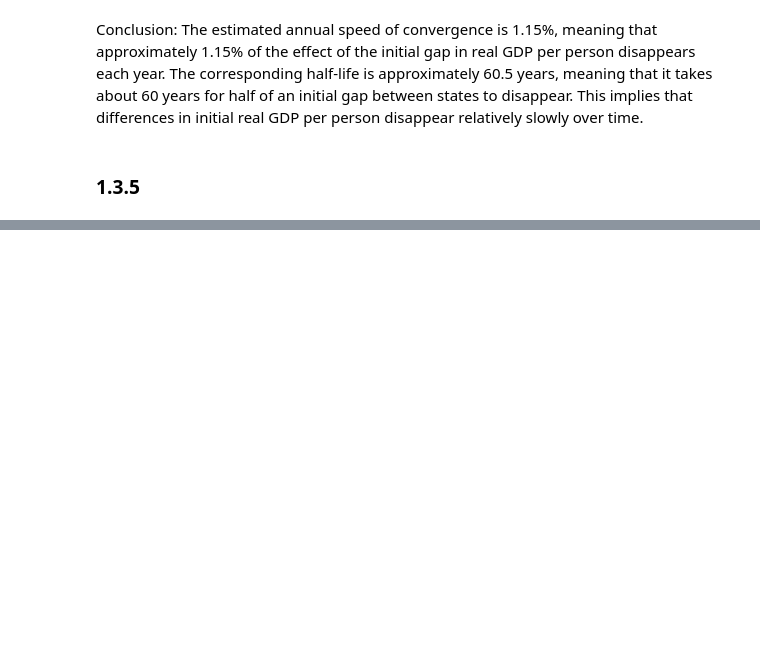
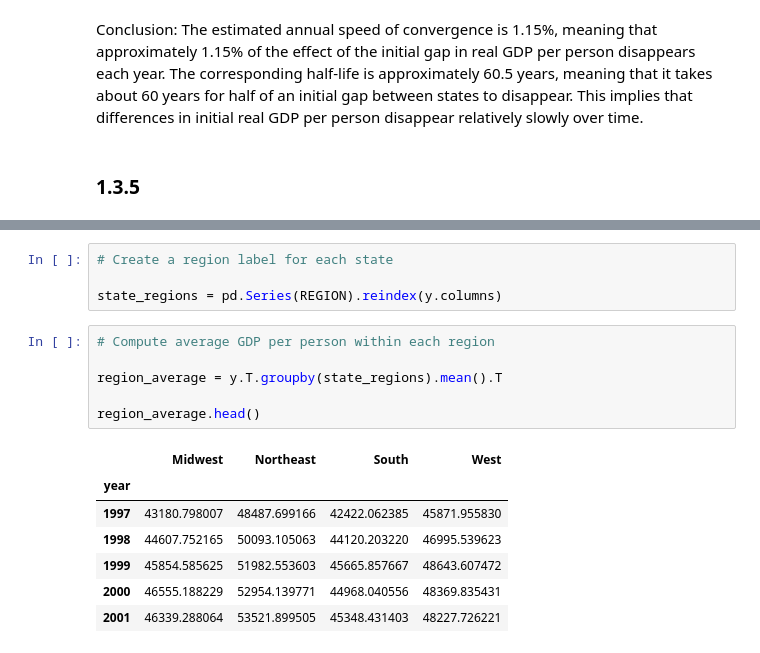
Before and after one commit to NumEconCopenhagen/projects-2025-philippa-ronya, a Jupyter notebook: 03_examproject/problem1.ipynb, the cells around one changed output, grey strips where cells are left out. Drawn from its saved outputs; the diff is of its cells as text; blank space fills up the shorter version.

```diff
--- a/03_examproject/problem1.ipynb
+++ b/03_examproject/problem1.ipynb
@@ -441,0 +471,18 @@ Conclusion: The estimated annual speed of convergence is 1.15%, meaning that app
+# %%
+# Create a region label for each state
+
+state_regions = pd.Series(REGION).reindex(y.columns)
+# %%
+# Compute average GDP per person within each region
+
+region_average = y.T.groupby(state_regions).mean().T
+
+region_average.head()
+# %% [output]
+|  | Midwest | Northeast | South | West |
+| year |  |  |  |  |
+| 1997 | 43180.798007 | 48487.699166 | 42422.062385 | 45871.955830 |
+| 1998 | 44607.752165 | 50093.105063 | 44120.203220 | 46995.539623 |
+| 1999 | 45854.585625 | 51982.553603 | 45665.857667 | 48643.607472 |
+| 2000 | 46555.188229 | 52954.139771 | 44968.040556 | 48369.835431 |
+| 2001 | 46339.288064 | 53521.899505 | 45348.431403 | 48227.726221 |
```
Also changed, not shown: parts of 17 cells of this notebook.
